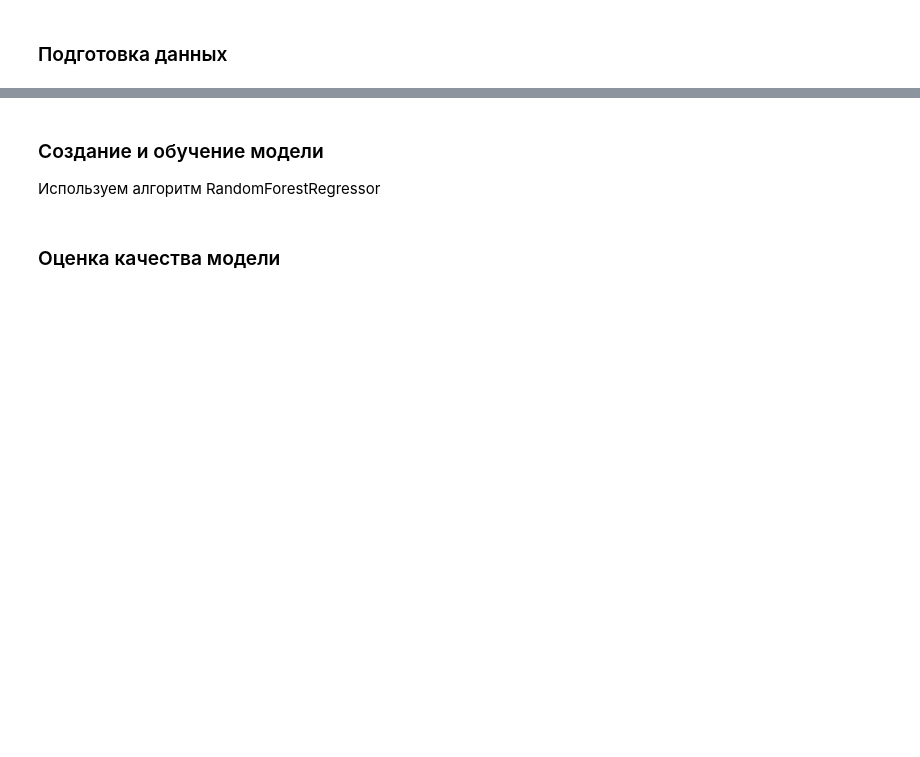
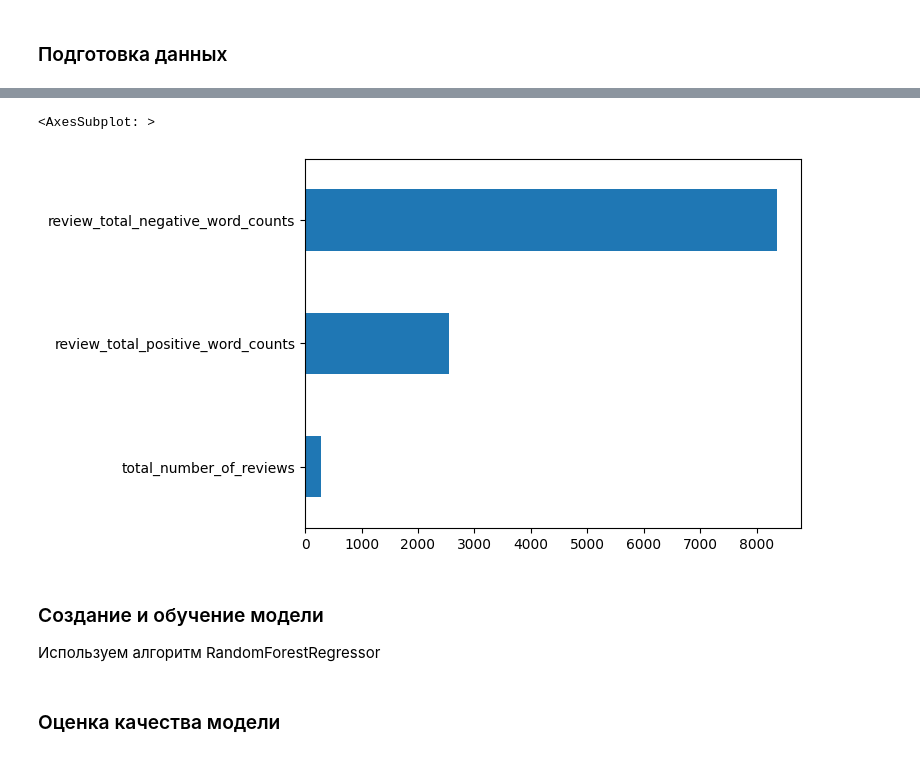
Before and after one commit to PlatArs/PROJECT-3_Hotels_ML, a Jupyter notebook: ДЛЯ МЕНЯ_Cleaning_EDA_model_.ipynb, the cells around one changed output, grey strips where cells are left out. Saved outputs shown, nothing was run; the diff lists cells and outputs as text; code cells hidden in the pictures; blank space fills up the shorter version.

```diff
--- a/ДЛЯ МЕНЯ_Cleaning_EDA_model_.ipynb
+++ b/ДЛЯ МЕНЯ_Cleaning_EDA_model_.ipynb
@@ -65,0 +149,12 @@ X_train, X_test, y_train, y_test = train_test_split(
+# %%
+# anova для непрерывных
+
+imp_num = pd.Series(f_classif(X[num_cols], y)[0], index = num_cols)
+imp_num.sort_values(inplace = True)
+imp_num.plot(kind = 'barh')
+# По  графику важности категориальных переменных мы можем понять,
+# что признак review_total_negative_word_counts важнее,
+# чем total_number_of_reviews
+# %% [output]
+<AxesSubplot: >
+[figure, added]
```
Also changed, not shown: parts of 21 cells of this notebook.
